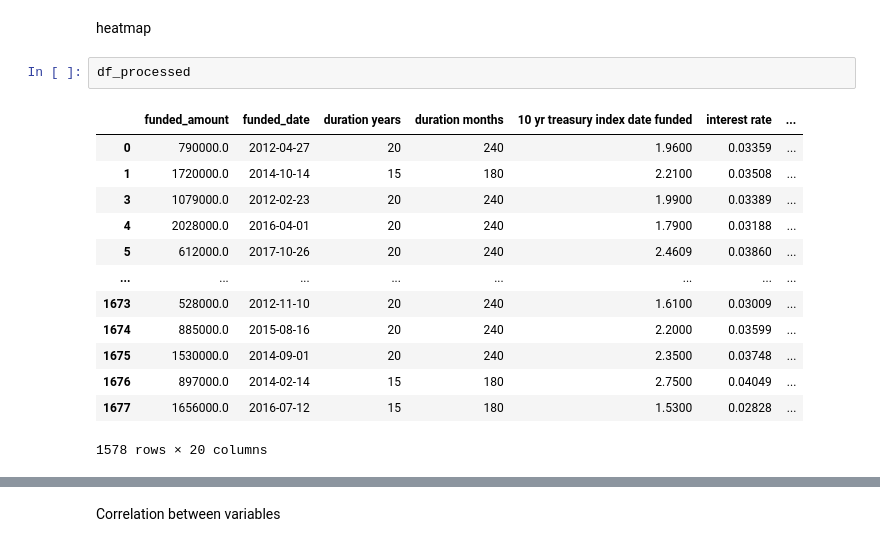
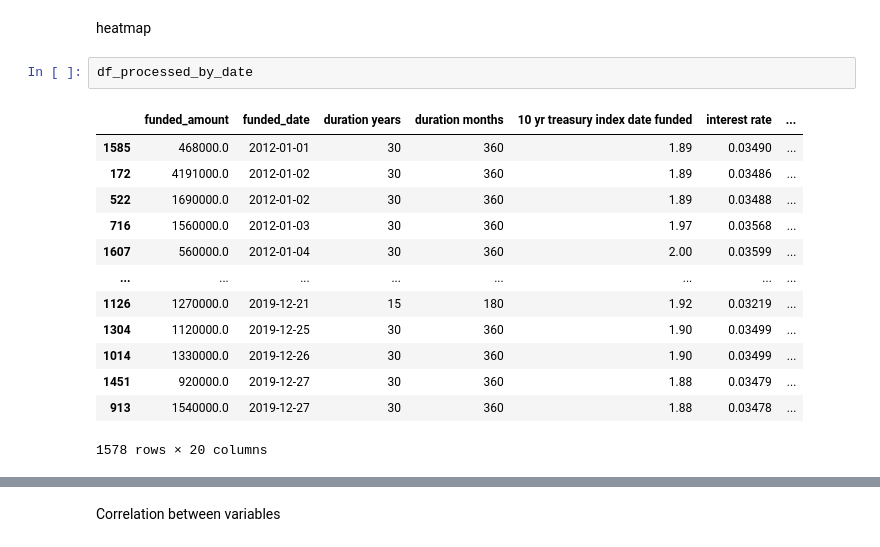
Before and after one commit to DurangoFon/DurangoFon-Luxury_loan_NY_repository, a Jupyter notebook: 02_luxury_loan_amount(multyvariabel_analysis).ipynb, the cells around one changed output, grey strips where cells are left out. Drawn from its saved outputs; the diff is of its cells as text.

```diff
--- a/02_luxury_loan_amount(multyvariabel_analysis).ipynb
+++ b/02_luxury_loan_amount(multyvariabel_analysis).ipynb
@@ -21,20 +21,20 @@ import seaborn as sns
 [figure]
 # %% [markdown]
 heatmap
-# %%
-df_processed
-# %% [output]
-|  | funded_amount | funded_date | duration years | duration months | 10 yr treasury index date funded | interest rate | ... |
-| 0 | 790000.0 | 2012-04-27 | 20 | 240 | 1.9600 | 0.03359 | ... |
-| 1 | 1720000.0 | 2014-10-14 | 15 | 180 | 2.2100 | 0.03508 | ... |
-| 3 | 1079000.0 | 2012-02-23 | 20 | 240 | 1.9900 | 0.03389 | ... |
-| 4 | 2028000.0 | 2016-04-01 | 20 | 240 | 1.7900 | 0.03188 | ... |
-| 5 | 612000.0 | 2017-10-26 | 20 | 240 | 2.4609 | 0.03860 | ... |
-| ... | ... | ... | ... | ... | ... | ... | ... |
-| 1673 | 528000.0 | 2012-11-10 | 20 | 240 | 1.6100 | 0.03009 | ... |
-| 1674 | 885000.0 | 2015-08-16 | 20 | 240 | 2.2000 | 0.03599 | ... |
-| 1675 | 1530000.0 | 2014-09-01 | 20 | 240 | 2.3500 | 0.03748 | ... |
-| 1676 | 897000.0 | 2014-02-14 | 15 | 180 | 2.7500 | 0.04049 | ... |
-| 1677 | 1656000.0 | 2016-07-12 | 15 | 180 | 1.5300 | 0.02828 | ... |
-1578 rows × 20 columns
+# %%
+df_processed_by_date
+# %% [output]
+|  | funded_amount | funded_date | duration years | duration months | 10 yr treasury index date funded | interest rate | ... |
+| 1585 | 468000.0 | 2012-01-01 | 30 | 360 | 1.89 | 0.03490 | ... |
+| 172 | 4191000.0 | 2012-01-02 | 30 | 360 | 1.89 | 0.03486 | ... |
+| 522 | 1690000.0 | 2012-01-02 | 30 | 360 | 1.89 | 0.03488 | ... |
+| 716 | 1560000.0 | 2012-01-03 | 30 | 360 | 1.97 | 0.03568 | ... |
+| 1607 | 560000.0 | 2012-01-04 | 30 | 360 | 2.00 | 0.03599 | ... |
+| ... | ... | ... | ... | ... | ... | ... | ... |
+| 1126 | 1270000.0 | 2019-12-21 | 15 | 180 | 1.92 | 0.03219 | ... |
+| 1304 | 1120000.0 | 2019-12-25 | 30 | 360 | 1.90 | 0.03499 | ... |
+| 1014 | 1330000.0 | 2019-12-26 | 30 | 360 | 1.90 | 0.03499 | ... |
+| 1451 | 920000.0 | 2019-12-27 | 30 | 360 | 1.88 | 0.03479 | ... |
+| 913 | 1540000.0 | 2019-12-27 | 30 | 360 | 1.88 | 0.03478 | ... |
+1578 rows × 20 columns
 # %%
```
Also changed, not shown: parts of 5 cells of this notebook, 2 other files.
